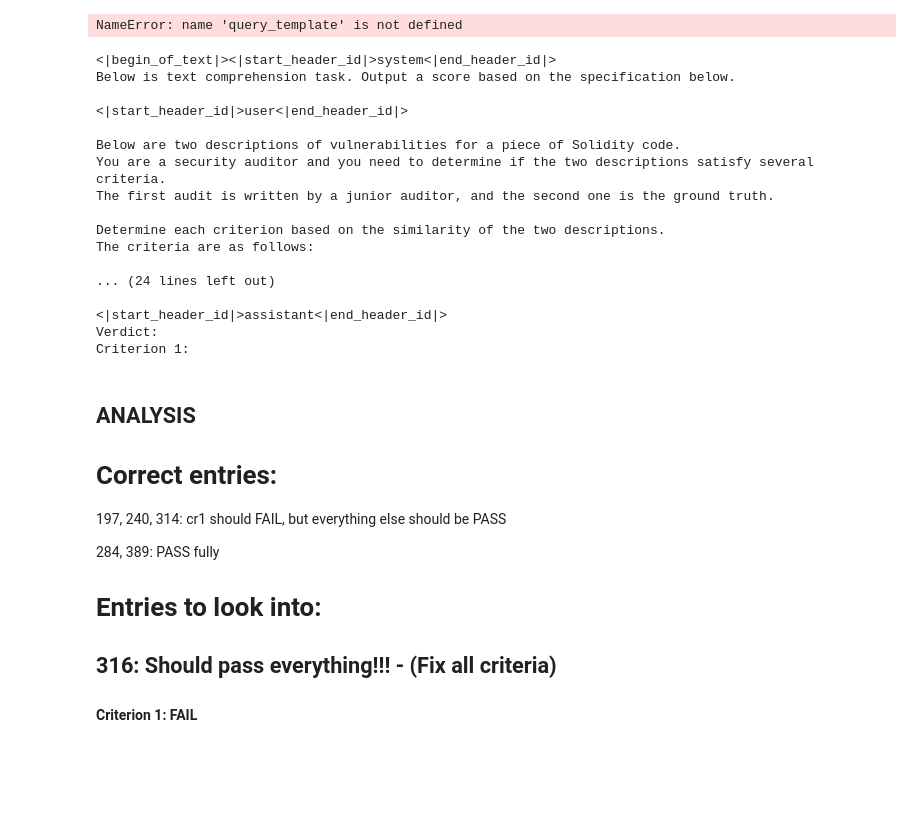
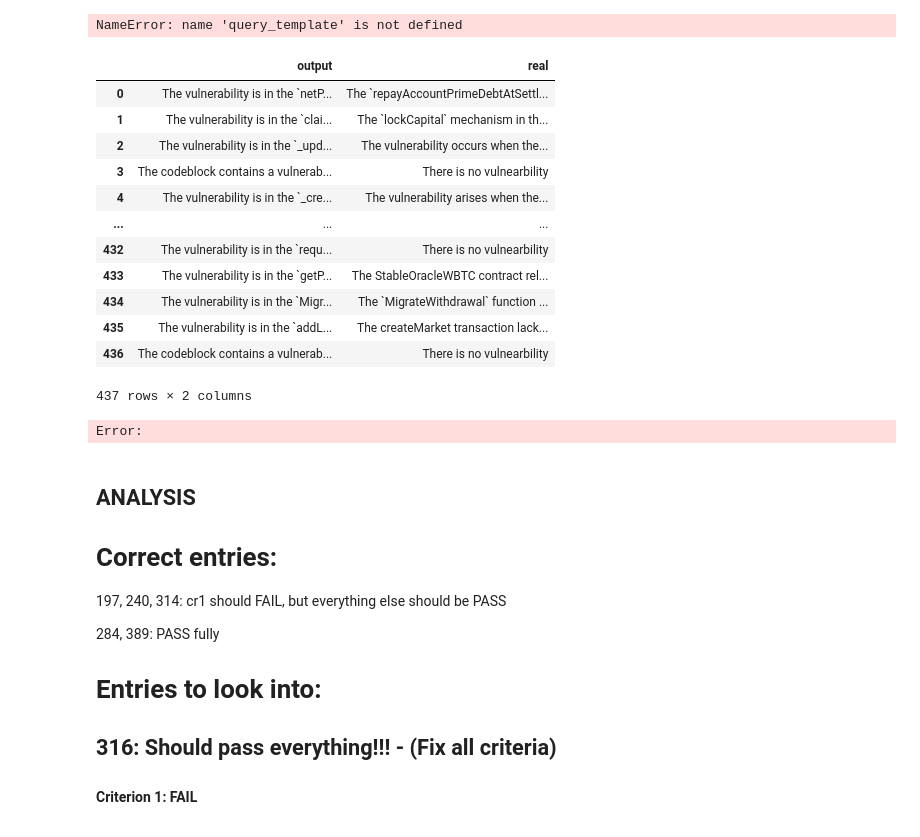
Before and after one commit to MSc-Smart-Contract-Auditing/finetuning, a Jupyter notebook: inference.ipynb, the cells around one changed output. Cells and saved outputs as stored; diff of their text form; code cells hidden in the pictures; blank space fills up the shorter version.

```diff
--- a/inference.ipynb
+++ b/inference.ipynb
@@ -97,3 +97,19 @@ with open(f"{model_alias}-descriptions.csv", "w", newline="") as f:
 # %%
 results = pd.read_csv(f"{model_alias}-descriptions.csv")
 results.loc[results["real"].isnull(), 'real'] = "There is no vulnearbility"
+
+results
+# %% [output]
+|  | output | real |
+| 0 | The vulnerability is in the `netP... | The `repayAccountPrimeDebtAtSettl... |
+| 1 | The vulnerability is in the `clai... | The `lockCapital` mechanism in th... |
+| 2 | The vulnerability is in the `_upd... | The vulnerability occurs when the... |
+| 3 | The codeblock contains a vulnerab... | There is no vulnearbility |
+| 4 | The vulnerability is in the `_cre... | The vulnerability arises when the... |
+| ... | ... | ... |
+| 432 | The vulnerability is in the `requ... | There is no vulnearbility |
+| 433 | The vulnerability is in the `getP... | The StableOracleWBTC contract rel... |
+| 434 | The vulnerability is in the `Migr... | The `MigrateWithdrawal` function ... |
+| 435 | The vulnerability is in the `addL... | The createMarket transaction lack... |
+| 436 | The codeblock contains a vulnerab... | There is no vulnearbility |
+437 rows × 2 columns
@@ -139,26 +116,37 @@ Criterion 1:"""
-# %%
-queries = results.apply(lambda row: comparison_query_template.format(
-    row['real'].replace('\\n', '\n'),
-    row['output'].replace('\\n', '\n')
-), axis=1)
-
-print(queries.iloc[0])
-# %% [output]
-<|begin_of_text|><|start_header_id|>system<|end_header_id|>
-Below is text comprehension task. Output a score based on the specification below.
-
-<|start_header_id|>user<|end_header_id|>
-
-Below are two descriptions of vulnerabilities for a piece of Solidity code.
-You are a security auditor and you need to determine if the two descriptions satisfy several criteria.
-The first audit is written by a junior auditor, and the second one is the ground truth.
-
-Determine each criterion based on the similarity of the two descriptions.
-The criteria are as follows:
-
-... (24 lines left out)
-
-<|start_header_id|>assistant<|end_header_id|>
-Verdict:
-Criterion 1:
+# %%
+comparison_query_template = \
+"""
+<|begin_of_text|><|start_header_id|>system<|end_header_id|>
+Below is text comprehension task. Output a score based on the specification below.
+
+<|start_header_id|>user<|end_header_id|>
+
+Below are two audits for a piece of solidity code.
+You are a security auditor and your task is to mark an audit written by a student based on 3 critera.
+
+First reason about whether each criterion is met or not.
+If criteria are not fully satisifed, determine which is the more appropriate label from "PASS" or "FAIL" (nothing else is allowed).
+Only after you have explained the reasoning behind each criterion, output a list labeling each criterion with either "PASS" or "FAIL".
+
+Reason about wether the student's description satisfies the following criteria:
+Criterion 1: Fulfilled if the two audits describe an identical vulnerability. This is about the nature of vulnerability and how it affects the contract, rather than the specifics of the code.
+Criterion 2: Fulfilled if the student describes the same code scope or a subset of yours. In other words partial scope is also acceptable. Otherwise, this criterion is not met.
+Criterion 3: Fulfilled if the two audits describe identical attacking strategy. The description does NOT need to be identical just the idea for the attack.
+
+Only once you have deliberated on the criteria, output EXACTLY 3 criteria with a status of either "PASS" or "FAIL".
+Example: Criterion 1: PASS
+
+Do not output anything else like clarifications or other remarks after the list of criteria.
+
+Your audit:
+{}<|eot_id|>
+
+Student's audit:
+{}<|eot_id|>
+
+<|start_header_id|>assistant<|end_header_id|>
+My reasoning about the criteria:
+"""
+# %% [output]
+Error:
 # %%
```
Also changed, not shown: parts of 10 cells of this notebook, 10 other files.
